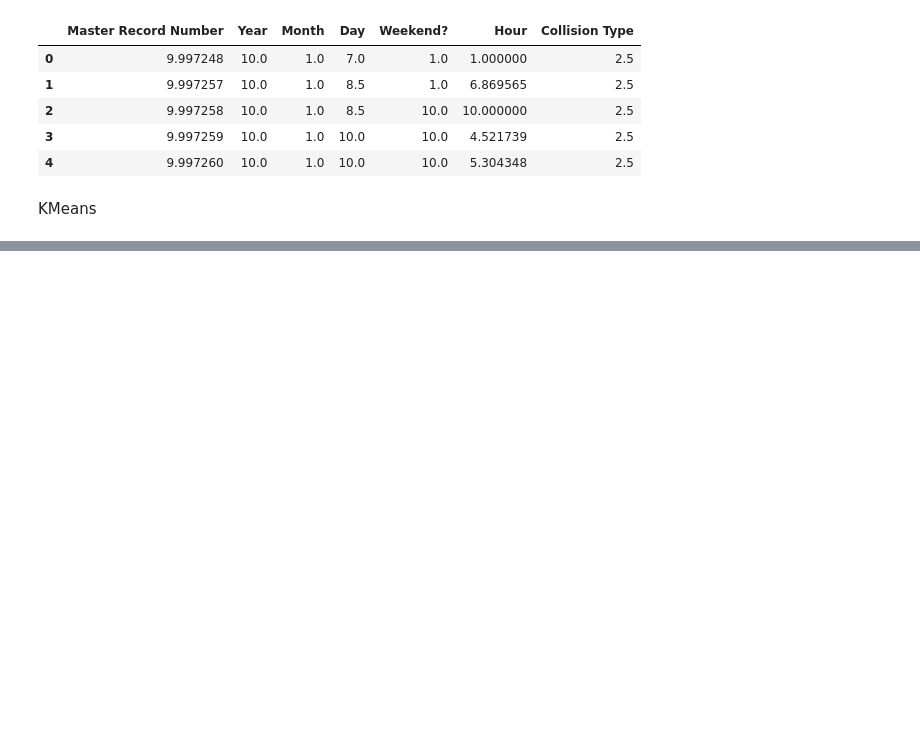
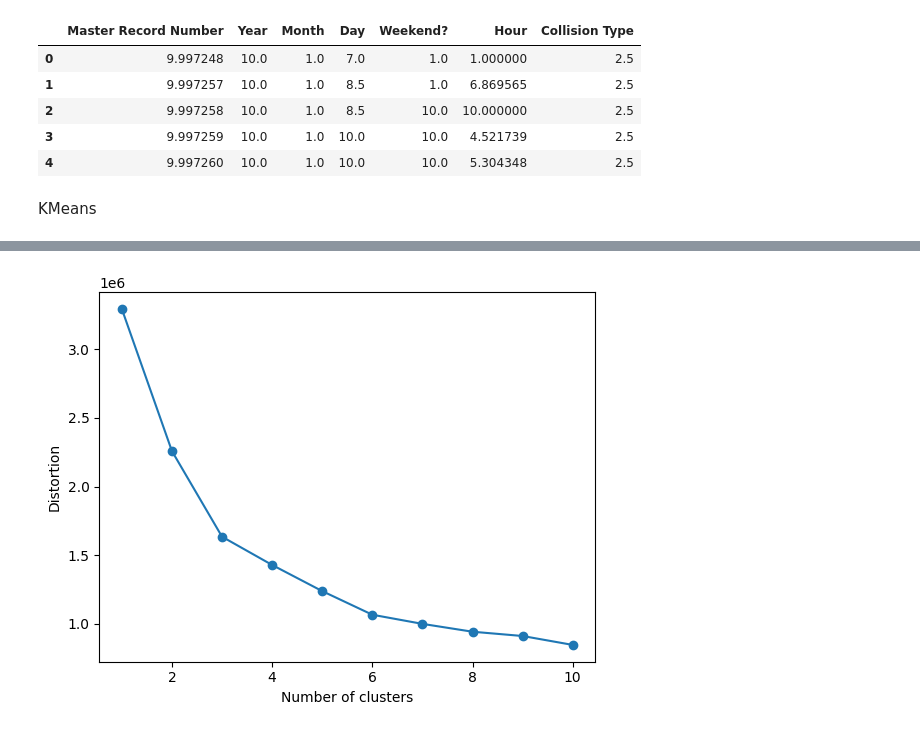
Before and after one commit to LeonardoRichie/DataScienceForum3, a Jupyter notebook: crash.ipynb, the cells around one changed output, grey strips where cells are left out. Cells and saved outputs as stored; diff of their text form; code cells hidden in the pictures; blank space fills up the shorter version.

```diff
--- a/crash.ipynb
+++ b/crash.ipynb
@@ -230,0 +152,7 @@ plt.show()
+# %%
+plt.plot(range(1, 11), distortions, marker='o')
+plt.xlabel('Number of clusters')
+plt.ylabel('Distortion')
+plt.show()
+# %% [output]
+[figure, added]
```
Also changed, not shown: parts of 22 cells of this notebook.
